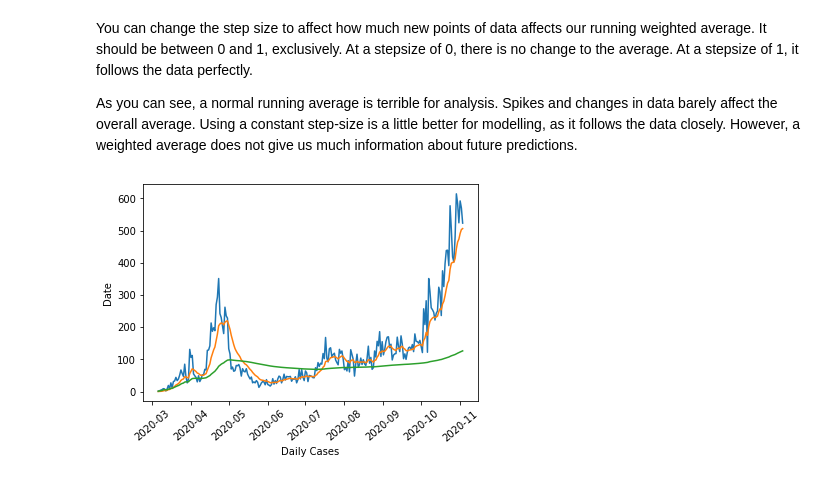
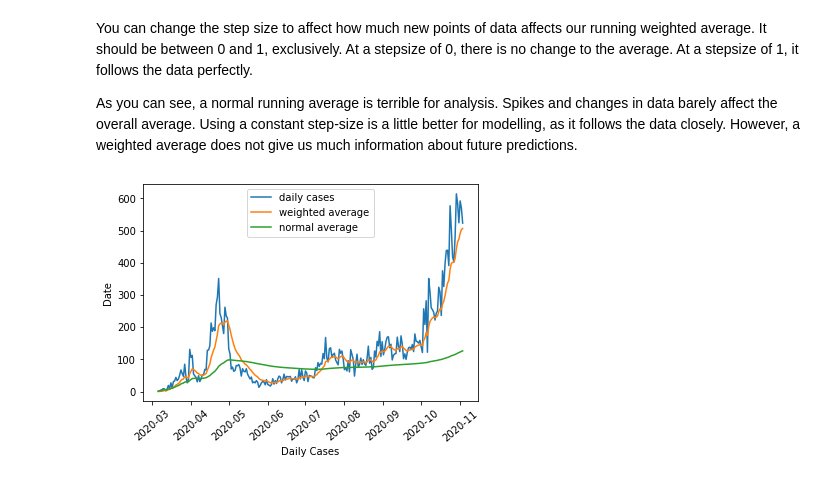
Before and after one commit to Xiaoyu-Ben-Wang/covid-ahs-project, a Jupyter notebook: visualization.ipynb, the cells around one changed output. Cells and saved outputs as stored; diff of their text form; code cells hidden in the pictures.

```diff
--- a/visualization.ipynb
+++ b/visualization.ipynb
@@ -80,16 +80,16 @@ STEP_SIZE = 0.15
 # %%
 all_cases = get_all_cases()
 pday = get_per_day(all_cases)
 m = normal_ave(pday)
 w = weighted_ave(pday, STEP_SIZE)
 plt.ylabel('Date')
 plt.xticks(rotation=40)
 plt.xlabel('Daily Cases')
 
 plt.plot(pday.keys(), pday.values())
 plt.plot(w.keys(), w.values())
 plt.plot(m.keys(), m.values())
-
+plt.legend(["daily cases", "weighted average", "normal average"], loc=9)
 plt.show()
 # %% [output]
-[figure, old version]
+[figure, new version]
```
Also changed, not shown: 3 other files.
